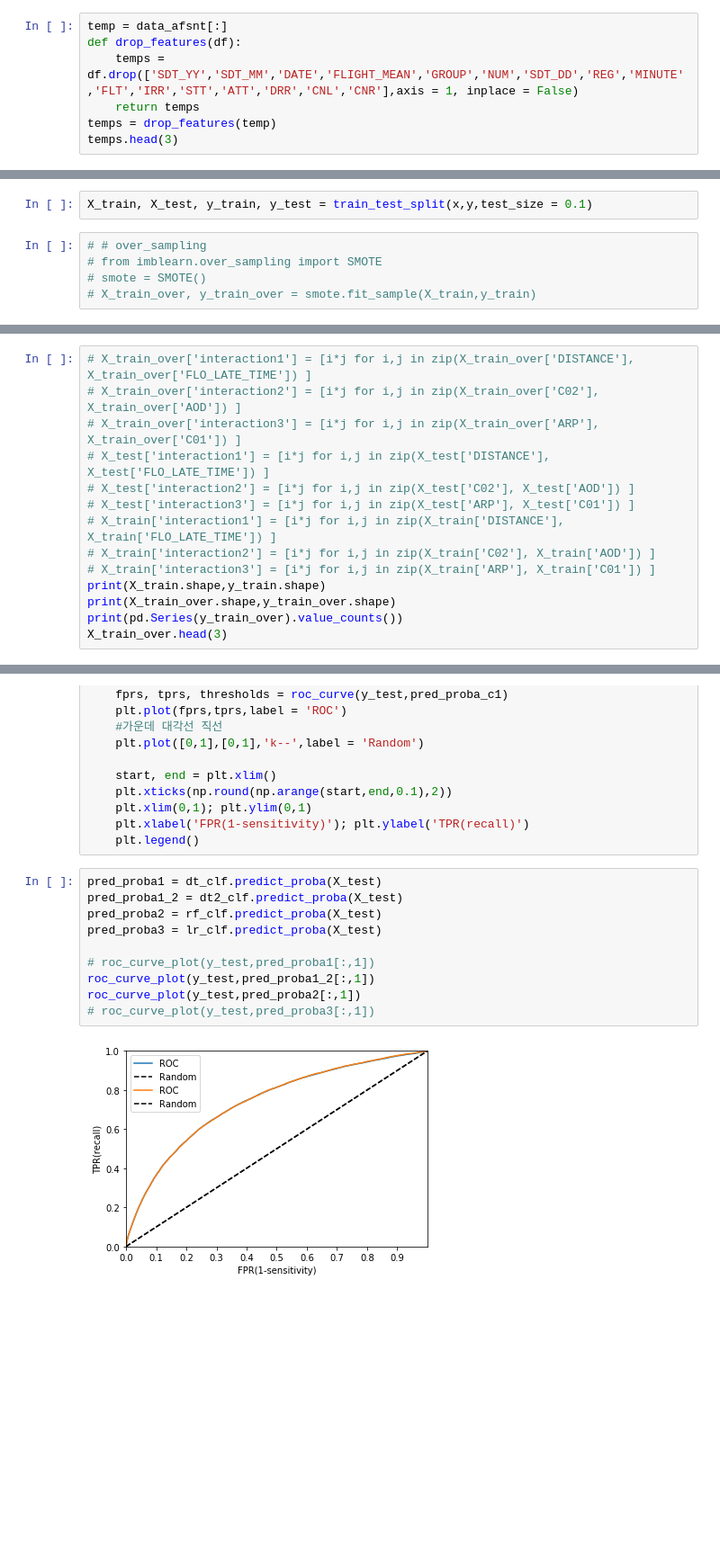
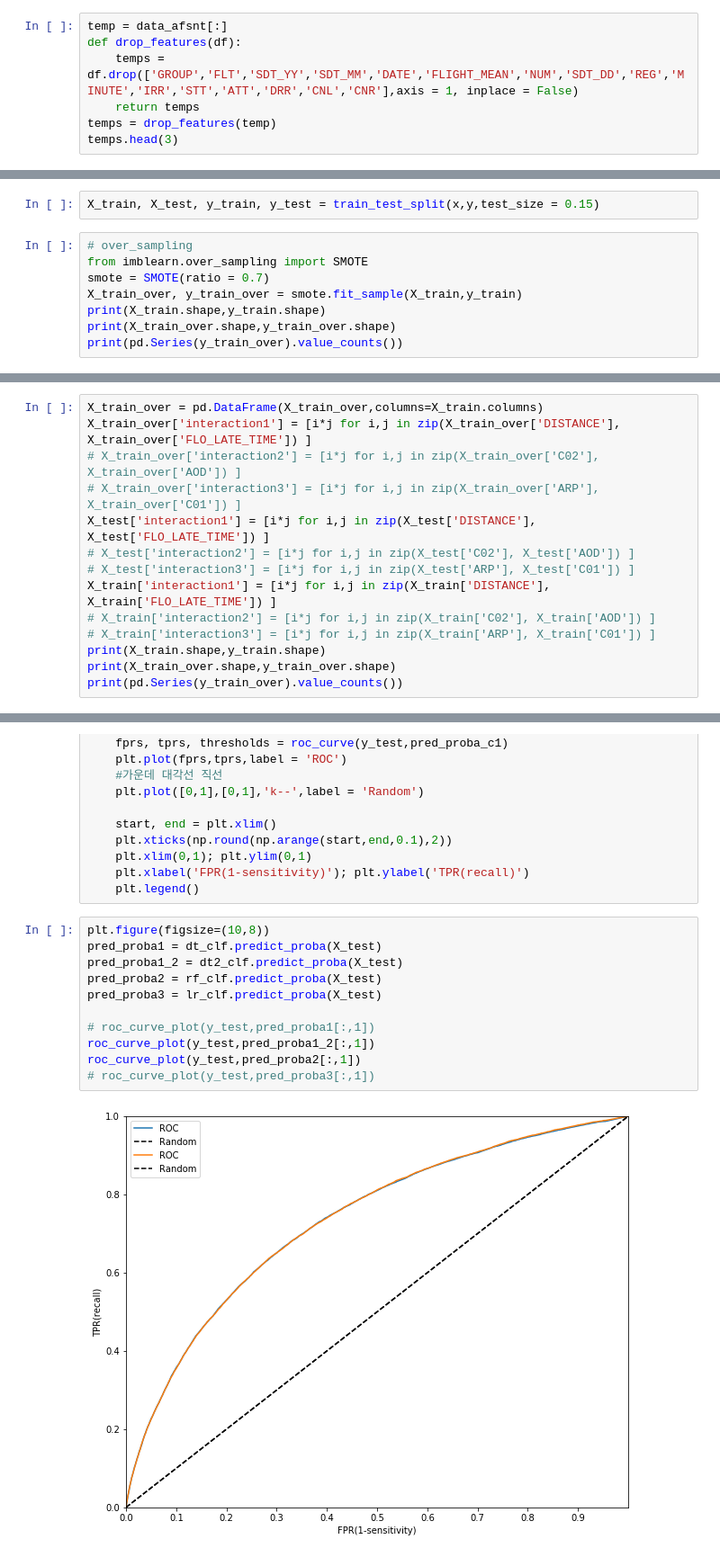
Before and after one commit to ohjaes/bigcon_code, a Jupyter notebook: EDA & PREPROCESSING.ipynb, the cells around one changed output, grey strips where cells are left out. Shown at 90% size. Drawn from its saved outputs; the diff is of its cells as text; blank space fills up the shorter version.

```diff
--- a/EDA & PREPROCESSING.ipynb
+++ b/EDA & PREPROCESSING.ipynb
@@ -817,7 +817,7 @@ data_afsnt['A01'] = data_afsnt['HOUR'].apply(lambda x : categorical_a01(x))
 # %%
 temp = data_afsnt[:]
 def drop_features(df):
-    temps = df.drop(['SDT_YY','SDT_MM','DATE','FLIGHT_MEAN','GROUP','NUM','SDT_DD','REG','MINUTE','FLT','IRR','STT','ATT','DRR','CNL','CNR'],axis = 1, inplace = False)
+    temps = df.drop(['GROUP','FLT','SDT_YY','SDT_MM','DATE','FLIGHT_MEAN','NUM','SDT_DD','REG','MINUTE','IRR','STT','ATT','DRR','CNL','CNR'],axis = 1, inplace = False)
     return temps
 temps = drop_features(temp)
 temps.head(3)
@@ -853,9 +853,12 @@ x = temps.drop('DLY',axis = 1)
 # y_train = y[:838468]
 # y_test = y[838468:]
 # %%
-X_train, X_test, y_train, y_test = train_test_split(x,y,test_size = 0.1)
+X_train, X_test, y_train, y_test = train_test_split(x,y,test_size = 0.15)
 # %%
-# # over_sampling
-# from imblearn.over_sampling import SMOTE
-# smote = SMOTE()
-# X_train_over, y_train_over = smote.fit_sample(X_train,y_train)
+# over_sampling
+from imblearn.over_sampling import SMOTE
+smote = SMOTE(ratio = 0.7)
+X_train_over, y_train_over = smote.fit_sample(X_train,y_train)
+print(X_train.shape,y_train.shape)
+print(X_train_over.shape,y_train_over.shape)
+print(pd.Series(y_train_over).value_counts())
@@ -932,15 +927,15 @@ dtype: int64
 # %%
-# X_train_over['interaction1'] = [i*j for i,j in zip(X_train_over['DISTANCE'], X_train_over['FLO_LATE_TIME']) ]
+X_train_over = pd.DataFrame(X_train_over,columns=X_train.columns)
+X_train_over['interaction1'] = [i*j for i,j in zip(X_train_over['DISTANCE'], X_train_over['FLO_LATE_TIME']) ]
 # X_train_over['interaction2'] = [i*j for i,j in zip(X_train_over['C02'], X_train_over['AOD']) ]
 # X_train_over['interaction3'] = [i*j for i,j in zip(X_train_over['ARP'], X_train_over['C01']) ]
-# X_test['interaction1'] = [i*j for i,j in zip(X_test['DISTANCE'], X_test['FLO_LATE_TIME']) ]
+X_test['interaction1'] = [i*j for i,j in zip(X_test['DISTANCE'], X_test['FLO_LATE_TIME']) ]
 # X_test['interaction2'] = [i*j for i,j in zip(X_test['C02'], X_test['AOD']) ]
 # X_test['interaction3'] = [i*j for i,j in zip(X_test['ARP'], X_test['C01']) ]
-# X_train['interaction1'] = [i*j for i,j in zip(X_train['DISTANCE'], X_train['FLO_LATE_TIME']) ]
+X_train['interaction1'] = [i*j for i,j in zip(X_train['DISTANCE'], X_train['FLO_LATE_TIME']) ]
 # X_train['interaction2'] = [i*j for i,j in zip(X_train['C02'], X_train['AOD']) ]
 # X_train['interaction3'] = [i*j for i,j in zip(X_train['ARP'], X_train['C01']) ]
 print(X_train.shape,y_train.shape)
 print(X_train_over.shape,y_train_over.shape)
 print(pd.Series(y_train_over).value_counts())
-X_train_over.head(3)
 # %% [output]
@@ -1114,17 +1114,18 @@ def roc_curve_plot(y_test,pred_proba_c1):
     plt.xlabel('FPR(1-sensitivity)'); plt.ylabel('TPR(recall)')
     plt.legend()
 # %%
+plt.figure(figsize=(10,8))
 pred_proba1 = dt_clf.predict_proba(X_test)
 pred_proba1_2 = dt2_clf.predict_proba(X_test)
 pred_proba2 = rf_clf.predict_proba(X_test)
 pred_proba3 = lr_clf.predict_proba(X_test)
 
 # roc_curve_plot(y_test,pred_proba1[:,1])
 roc_curve_plot(y_test,pred_proba1_2[:,1])
 roc_curve_plot(y_test,pred_proba2[:,1])
 # roc_curve_plot(y_test,pred_proba3[:,1])
 # %% [output]
-[figure, old version]
+[figure, new version]
 # %%
 print(pd.crosstab(y_test,rf_pred,rownames = ['Actual'],colnames=['Predict']))
 # %% [output]
```
Also changed, not shown: parts of 12 cells of this notebook.
